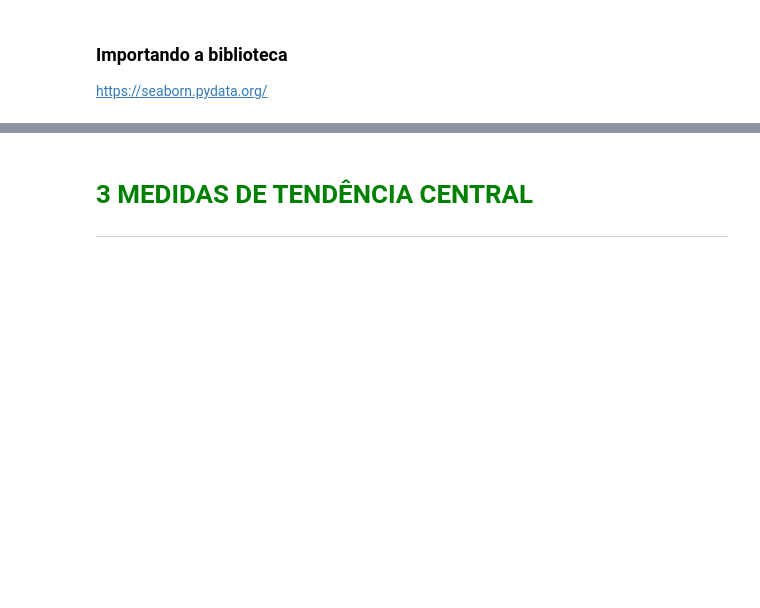
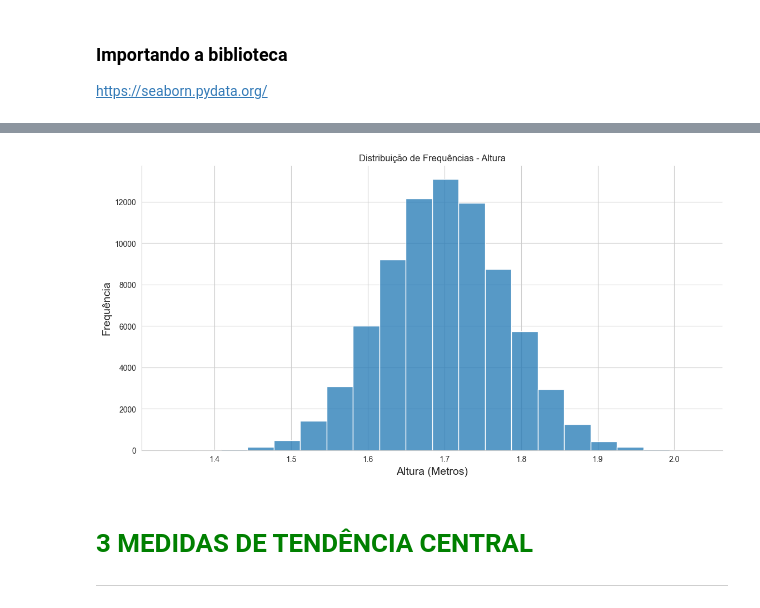
Before and after one commit to RPdatascience819/Curso_basico_estats, a Jupyter notebook: Curso_de_Estatística_Parte_1.ipynb, the cells around one changed output, grey strips where cells are left out. Cells and saved outputs as stored; diff of their text form; code cells hidden in the pictures; blank space fills up the shorter version.

```diff
--- a/Curso_de_Estatística_Parte_1.ipynb
+++ b/Curso_de_Estatística_Parte_1.ipynb
@@ -494,3 +551,25 @@ https://seaborn.pydata.org/
+# %%
+import seaborn as sns
+import matplotlib.pyplot as plt
+
+# Define o estilo do gráfico (opcional)
+sns.set_style("whitegrid")
+
+# Cria o histograma com mais detalhes (aumentando o número de bins)
+ax = sns.displot(dados.Altura, kde=False, bins=20)
+
+# Ajusta o tamanho da figura
+ax.figure.set_size_inches(13, 6)
+
+# Adiciona título e subtítulo diretamente no objeto do gráfico
+ax.ax.set_title("Distribuição de Frequências - Altura")
+ax.ax.set_xlabel("Altura (Metros)", fontsize=14)
+ax.ax.set_ylabel("Frequência", fontsize=14)
+
+# Exibe o gráfico
+plt.show()
+# %% [output]
+[figure, added]
 # %% [markdown]
 # <font color=green>3 MEDIDAS DE TENDÊNCIA CENTRAL</font>
 ***
```
Also changed, not shown: parts of 4 cells of this notebook.
